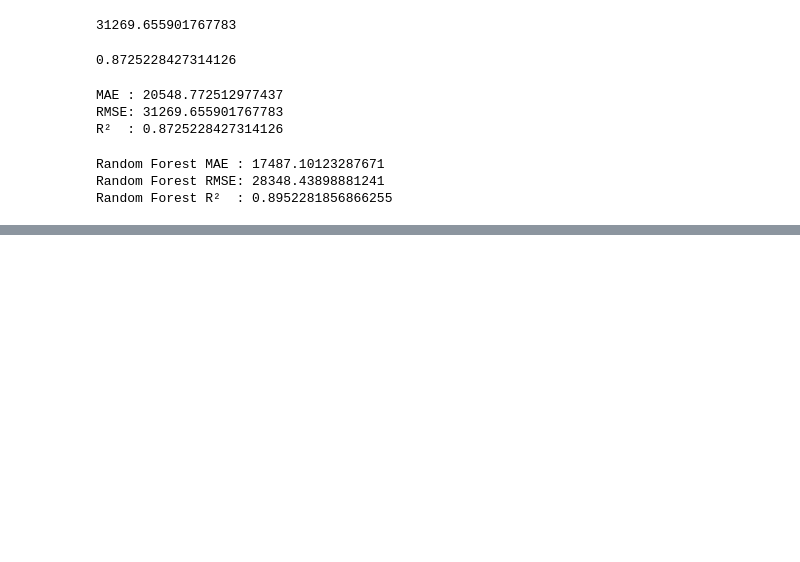
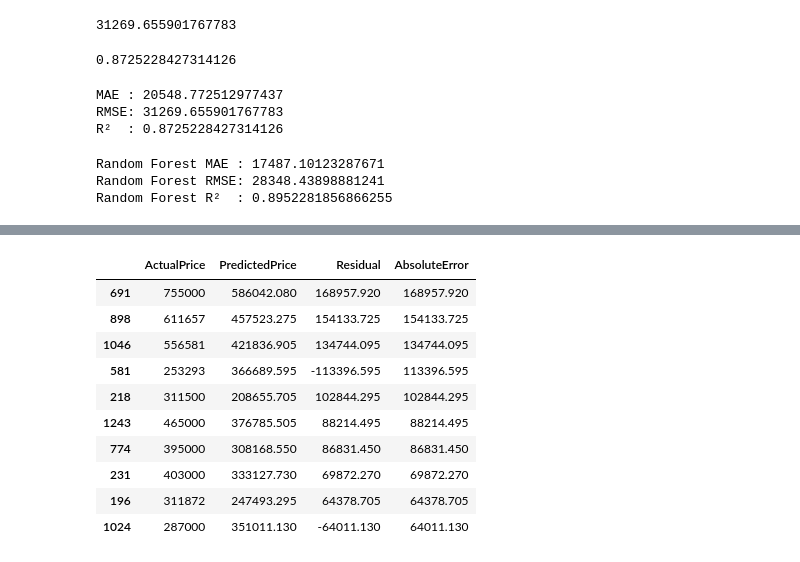
Before and after one commit to rimhamwi14h/house-price-prediction, a Jupyter notebook: notebooks/02_preprocessing_and_model.ipynb, the cells around one changed output, grey strips where cells are left out. Drawn from its saved outputs; the diff is of its cells as text; code cells hidden in the pictures; blank space fills up the shorter version.

```diff
--- a/notebooks/02_preprocessing_and_model.ipynb
+++ b/notebooks/02_preprocessing_and_model.ipynb
@@ -125,0 +159,23 @@ Random Forest R²  : 0.8952281856866255
+# %%
+error_analysis = pd.DataFrame({
+    "ActualPrice": y_test,
+    "PredictedPrice": rf_predictions,
+    "Residual": residuals
+})
+error_analysis["AbsoluteError"] = abs(error_analysis["Residual"])
+error_analysis.sort_values(
+    "AbsoluteError",
+    ascending=False
+).head(10)
+# %% [output]
+|  | ActualPrice | PredictedPrice | Residual | AbsoluteError |
+| 691 | 755000 | 586042.080 | 168957.920 | 168957.920 |
+| 898 | 611657 | 457523.275 | 154133.725 | 154133.725 |
+| 1046 | 556581 | 421836.905 | 134744.095 | 134744.095 |
+| 581 | 253293 | 366689.595 | -113396.595 | 113396.595 |
+| 218 | 311500 | 208655.705 | 102844.295 | 102844.295 |
+| 1243 | 465000 | 376785.505 | 88214.495 | 88214.495 |
+| 774 | 395000 | 308168.550 | 86831.450 | 86831.450 |
+| 231 | 403000 | 333127.730 | 69872.270 | 69872.270 |
+| 196 | 311872 | 247493.295 | 64378.705 | 64378.705 |
+| 1024 | 287000 | 351011.130 | -64011.130 | 64011.130 |
```
Also changed, not shown: parts of 5 cells of this notebook.
